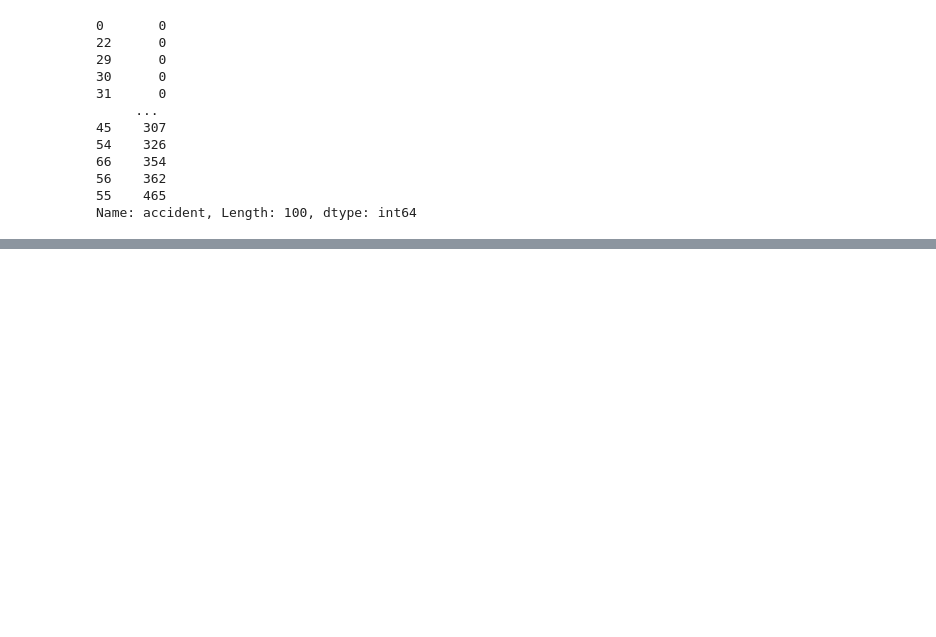
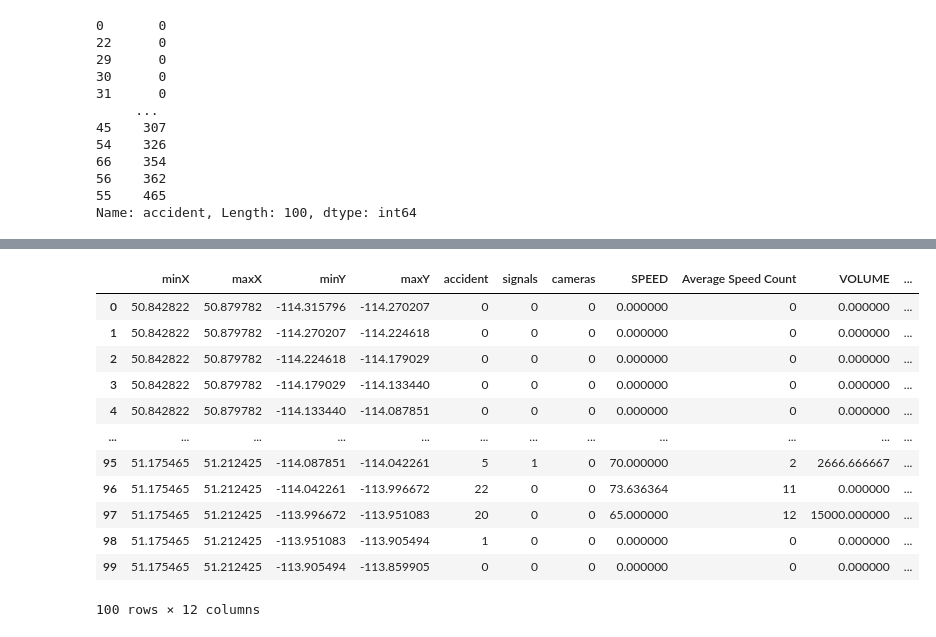
Before and after one commit to lee38/CalgaryAccidentAnalysis, a Jupyter notebook: Project_Phase2(DataAnalysis)/ENSF592Phase2WorkingCopy.ipynb, the cells around one changed output, grey strips where cells are left out. Drawn from its saved outputs; the diff is of its cells as text; code cells hidden in the pictures; blank space fills up the shorter version.

```diff
--- a/Project_Phase2(DataAnalysis)/ENSF592Phase2WorkingCopy.ipynb
+++ b/Project_Phase2(DataAnalysis)/ENSF592Phase2WorkingCopy.ipynb
@@ -443,0 +501,18 @@ Expected run time 46.46 minutes
+# %%
+df2 = df.drop('grids', 1)
+# %%
+df2
+# %% [output]
+|  | minX | maxX | minY | maxY | accident | signals | cameras | SPEED | Average Speed Count | VOLUME | ... |
+| 0 | 50.842822 | 50.879782 | -114.315796 | -114.270207 | 0 | 0 | 0 | 0.000000 | 0 | 0.000000 | ... |
+| 1 | 50.842822 | 50.879782 | -114.270207 | -114.224618 | 0 | 0 | 0 | 0.000000 | 0 | 0.000000 | ... |
+| 2 | 50.842822 | 50.879782 | -114.224618 | -114.179029 | 0 | 0 | 0 | 0.000000 | 0 | 0.000000 | ... |
+| 3 | 50.842822 | 50.879782 | -114.179029 | -114.133440 | 0 | 0 | 0 | 0.000000 | 0 | 0.000000 | ... |
+| 4 | 50.842822 | 50.879782 | -114.133440 | -114.087851 | 0 | 0 | 0 | 0.000000 | 0 | 0.000000 | ... |
+| ... | ... | ... | ... | ... | ... | ... | ... | ... | ... | ... | ... |
+| 95 | 51.175465 | 51.212425 | -114.087851 | -114.042261 | 5 | 1 | 0 | 70.000000 | 2 | 2666.666667 | ... |
+| 96 | 51.175465 | 51.212425 | -114.042261 | -113.996672 | 22 | 0 | 0 | 73.636364 | 11 | 0.000000 | ... |
+| 97 | 51.175465 | 51.212425 | -113.996672 | -113.951083 | 20 | 0 | 0 | 65.000000 | 12 | 15000.000000 | ... |
+| 98 | 51.175465 | 51.212425 | -113.951083 | -113.905494 | 1 | 0 | 0 | 0.000000 | 0 | 0.000000 | ... |
+| 99 | 51.175465 | 51.212425 | -113.905494 | -113.859905 | 0 | 0 | 0 | 0.000000 | 0 | 0.000000 | ... |
+100 rows × 12 columns
```
Also changed, not shown: parts of 11 cells of this notebook, 23 other files.
